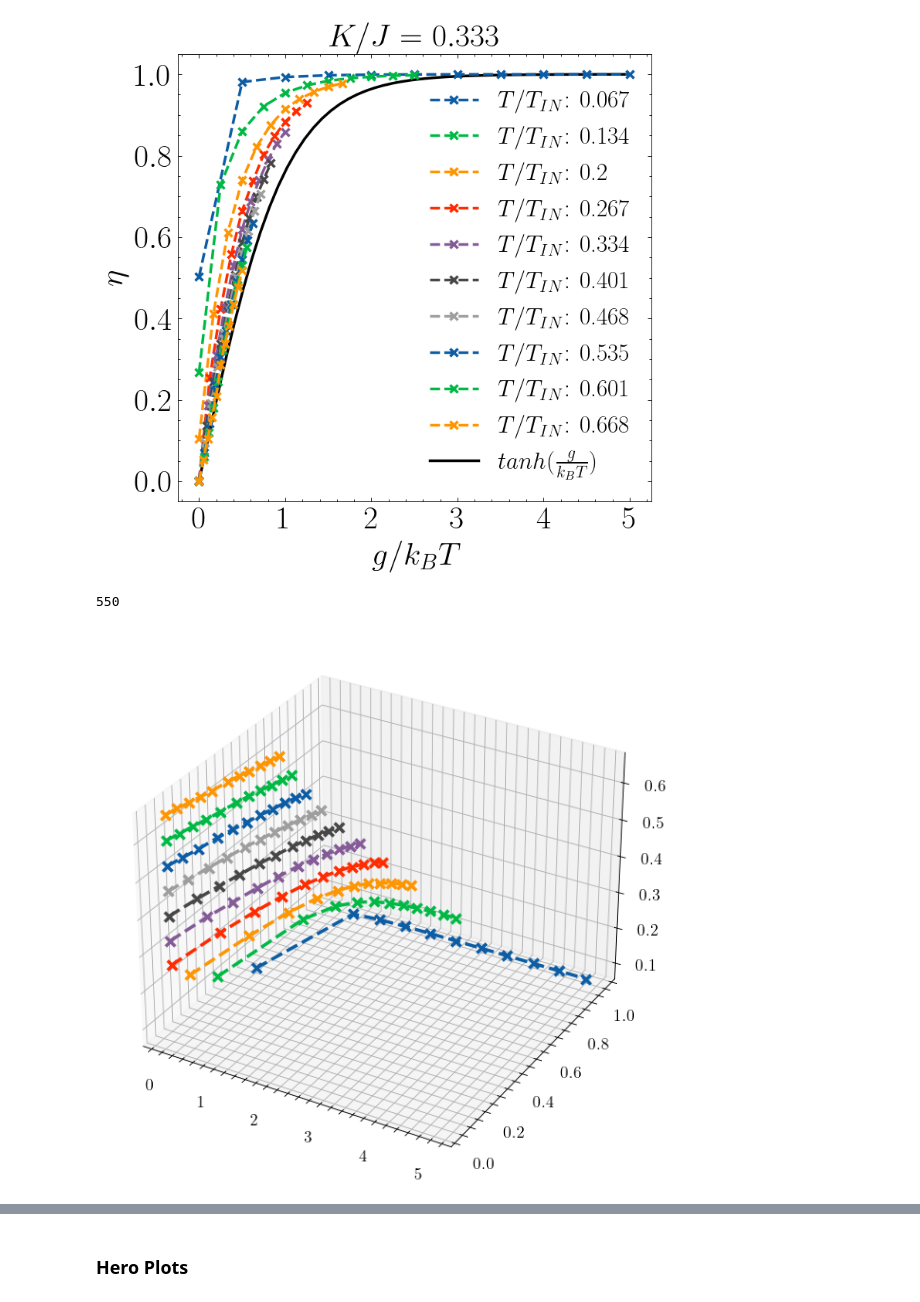
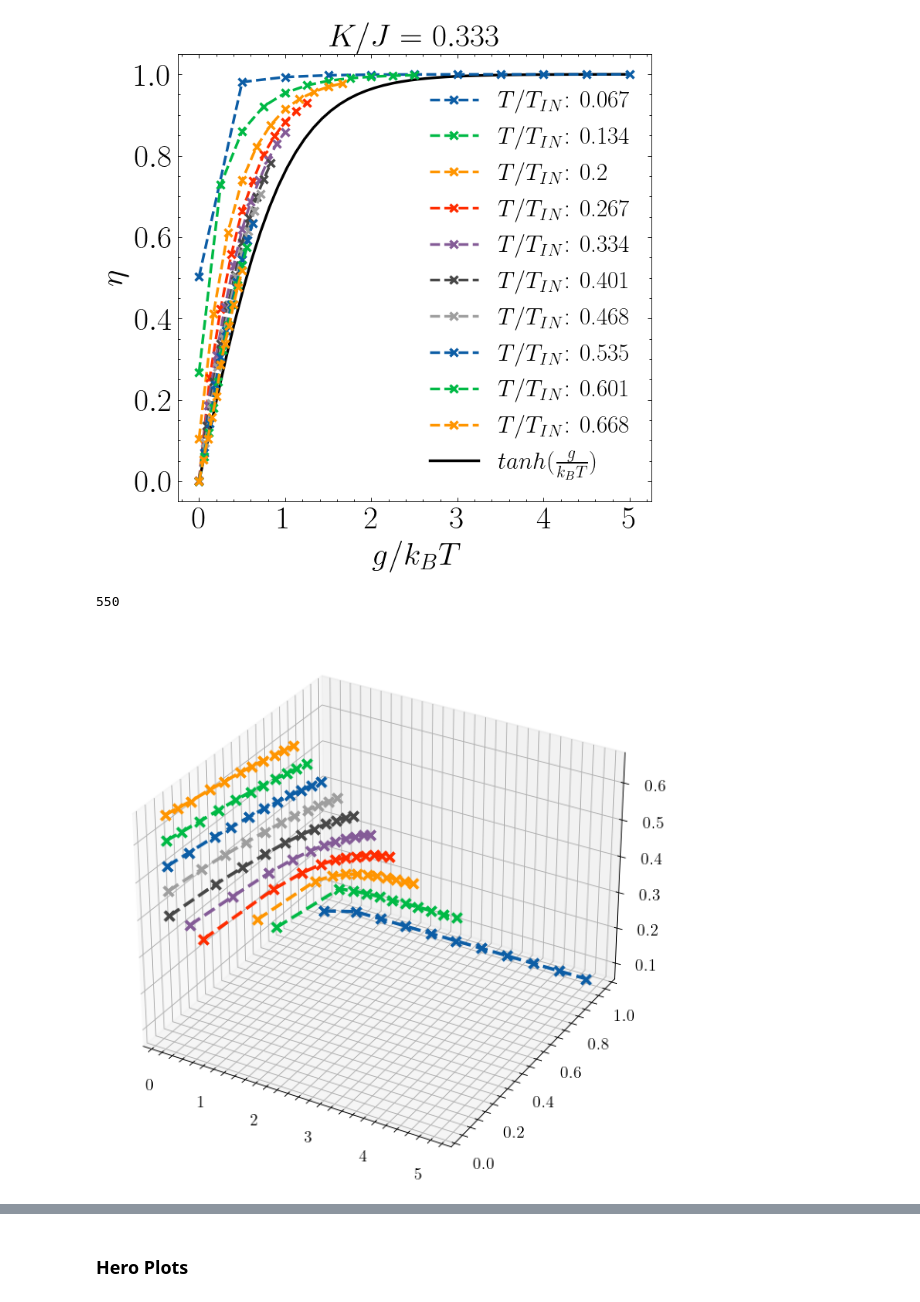
Before and after one commit to mdeutsc2/ChLLModel, a Jupyter notebook: notebooks/paper_plots.ipynb, the cells around one changed output, grey strips where cells are left out. Saved outputs shown, nothing was run; the diff lists cells and outputs as text; code cells hidden in the pictures.

Commit message:
paper plots

```diff
--- a/notebooks/paper_plots.ipynb
+++ b/notebooks/paper_plots.ipynb
@@ -22,7 +22,7 @@ simlist = []
 datafiles = []
 csvfiles = []
 ic = 0
-for root, dirs, files in os.walk("../data/pdanneal/"):
+for root, dirs, files in os.walk("../data/pdanneal2/"):
     for file in files:
         #print(file)
         if file.endswith(".npz"):
@@ -304,7 +304,7 @@ plt.show()
 simlist = []
 datafiles = []
 csvfiles = []
-for root, dirs, files in os.walk("../data/pdanneal/"):
+for root, dirs, files in os.walk("../data/pdanneal2/"):
     for file in files:
         if file.endswith(".npz"):
             datafiles.append(os.path.join(root,file))
@@ -899,35 +916,35 @@ def g_plot_surf2(Kplot):
     surf_data = np.zeros((10,11))
     fig,ax = plt.subplots(1,1,figsize=(6,6),dpi=125,subplot_kw={"projection": "3d"})
     #fig,ax = plt.subplots(1,1,figsize=(6,6),dpi=125)
     Xs = []
     Ys = []
     Zs = []
     for iy,Tplot in enumerate(tqdm(np.arange(0.05,0.51,0.05))):
         for ix,gPlot in enumerate(np.arange(0.0,0.251,0.025)):
             for csvfile in csvfiles:
                 K = float(csvfile.split("/")[3].split("_")[-3][1:])
                 kbt = float(csvfile.split("/")[3].split("_")[-2][3:])
                 g = float(csvfile.split("/")[3].split("_")[-1][1:])
                 #print("G ",g,gPlot,K,kbt,csvfile)
                 if init_type in csvfile and np.isclose(K,Kplot) and np.isclose(kbt,Tplot) and np.isclose(g,gPlot):
                 #if K == Kplot and kbt == Tplot and g == gPlot and init_type in csvfile:
                     #print(K,kbt,g,gPlot,K==Kplot,kbt==Tplot,g==gPlot)
                     #print(K,kbt,g,gPlot,np.isclose(K,Kplot),np.isclose(kbt,Tplot),np.isclose(g,gPlot))
                     csv1 = load_csv(csvfile,verbose=False)
                     Xs.append(g/kbt)
                     Ys.append(Tplot/Tin)
                     Zs.append(np.abs(np.mean(csv1[7500:,2])))
     zipped = list(zip(Xs,Ys,Zs))
     zipped.sort()
     Xs,Ys,Zs = zip(*zipped)
     #ax.tripcolor(Xs,Ys,Zs)
     ax.scatter(Xs,Ys,Zs)
     plt.show()
 
-g_plot_surf(0.5)
+g_plot_surf(0.75)
 # %% [output]
 550
-[figure, old version]
+[figure, new version]
 # %%
 # chiral susceptibility
 simlist = []
```
Also changed, not shown: parts of 2 cells of this notebook, 49 other files.
